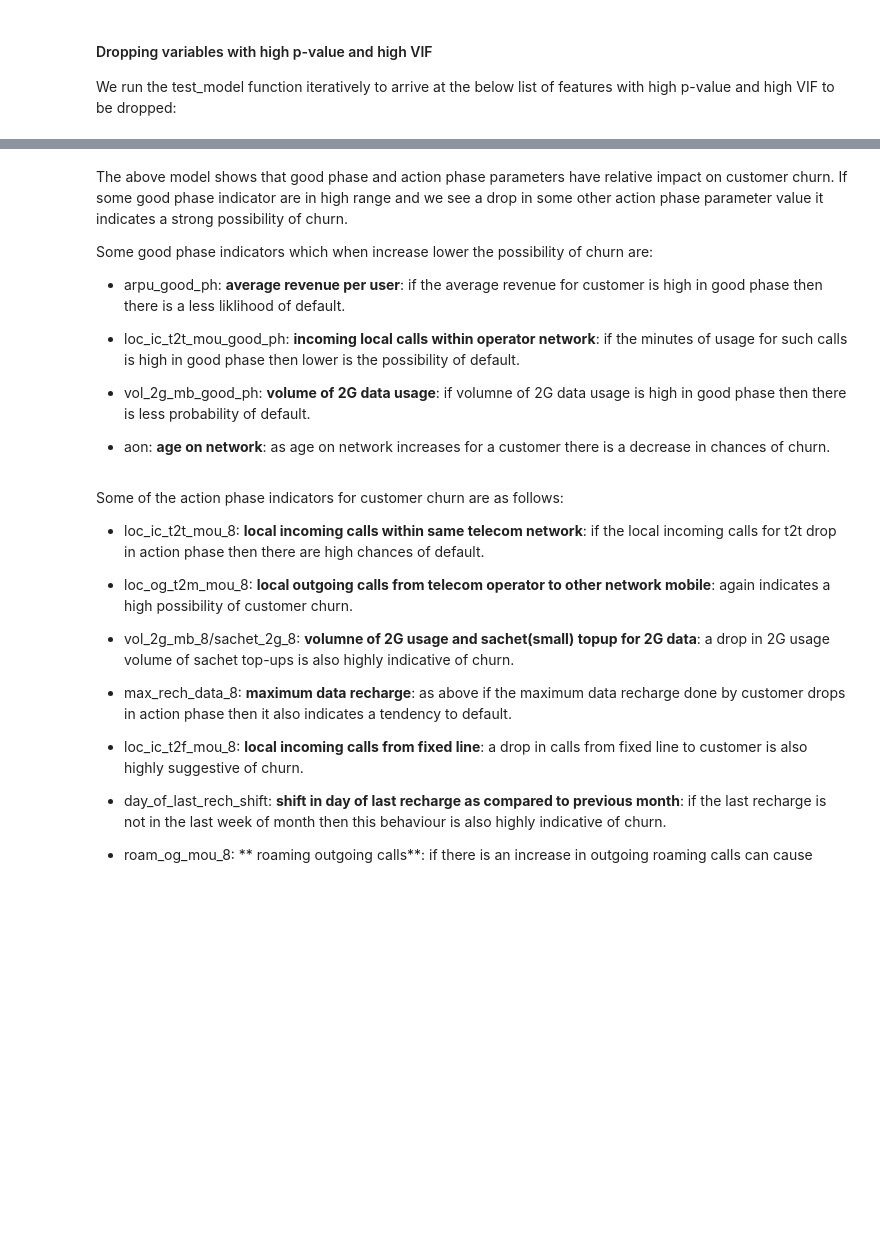
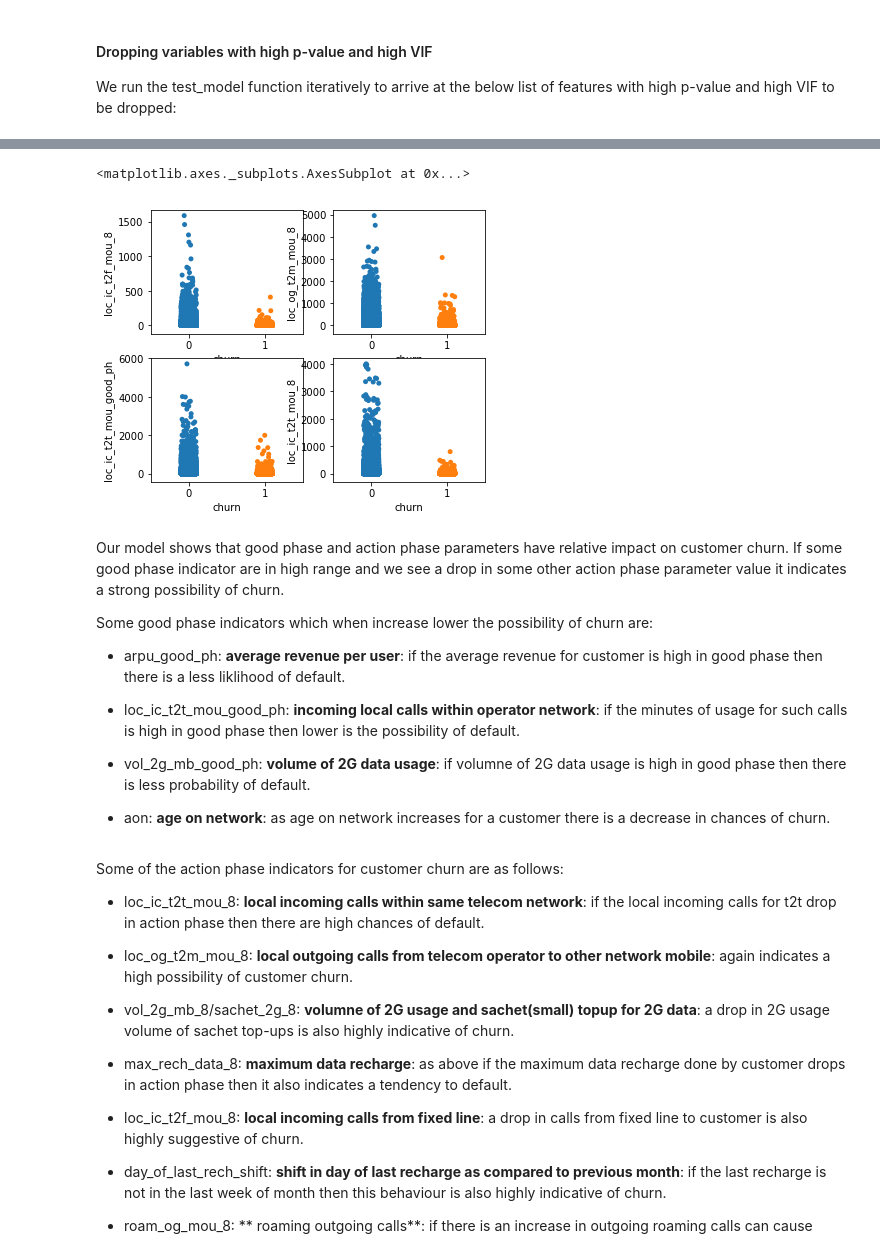
Before and after one commit to saad1504/Telecom_Churn_Case_Study, a Jupyter notebook: Telecom_Churn_Modelling.ipynb, the cells around one changed output, grey strips where cells are left out. Drawn from its saved outputs; the diff is of its cells as text; code cells hidden in the pictures; blank space fills up the shorter version.

```diff
--- a/Telecom_Churn_Modelling.ipynb
+++ b/Telecom_Churn_Modelling.ipynb
@@ -2038,5 +2273,15 @@ loc_ic_t2t_mou_good_ph     0.3013      0.112      2.682      0.007       0.081
+# %%
+f,axes = plt.subplots(nrows=2, ncols=2)
+
+sns.stripplot(x="churn", y="loc_ic_t2f_mou_8", data=telecom_data, jitter=True, ax=axes[0][0])
+sns.stripplot(x="churn", y="loc_og_t2m_mou_8", data=telecom_data, jitter=True, ax=axes[0][1])
+sns.stripplot(x="churn", y="loc_ic_t2t_mou_good_ph", data=telecom_data, jitter=True, ax=axes[1][0])
+sns.stripplot(x="churn", y="loc_ic_t2t_mou_8", data=telecom_data, jitter=True, ax=axes[1][1])
+# %% [output]
+<matplotlib.axes._subplots.AxesSubplot at 0x...>
+[figure, added]
 # %% [markdown]
-The above model shows that good phase and action phase parameters have relative impact on customer churn. If some good phase indicator are in high range and we see a drop in some other action phase parameter value it indicates a strong possibility of churn.
+Our model shows that good phase and action phase parameters have relative impact on customer churn. If some good phase indicator are in high range and we see a drop in some other action phase parameter value it indicates a strong possibility of churn.
 
 Some good phase indicators which when increase lower the possibility of churn are:
 
```
Also changed, not shown: parts of 70 cells of this notebook.
